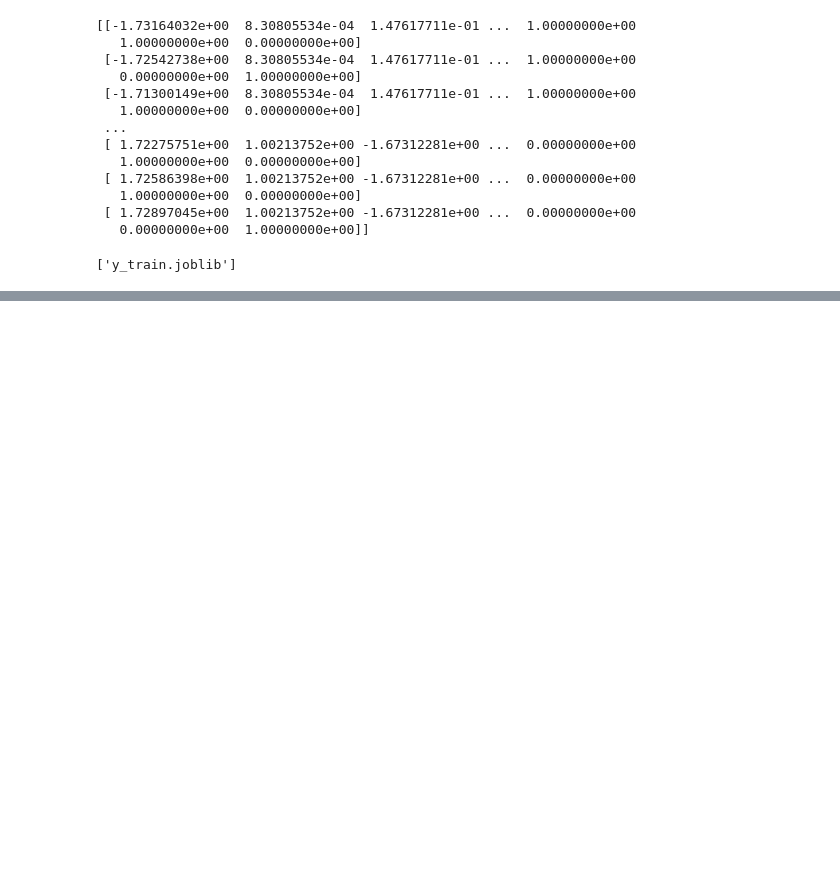
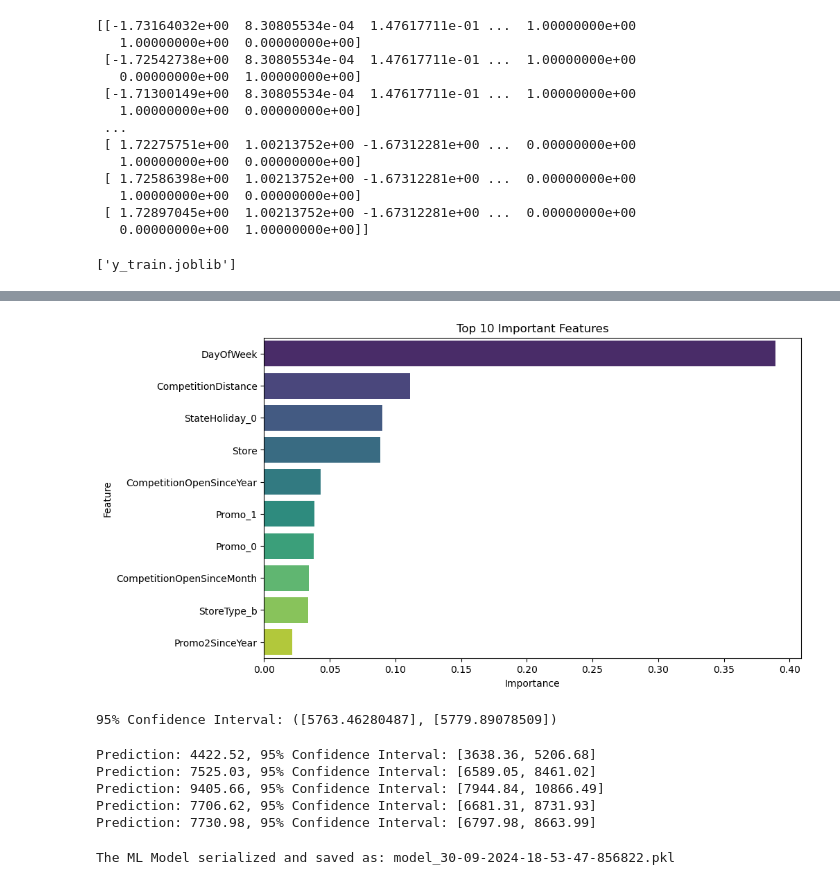
Before and after one commit to nolawit-fant/Rossmann-sales-forecast, a Jupyter notebook: notebooks/model.ipynb, the cells around one changed output, grey strips where cells are left out. Saved outputs shown, nothing was run; the diff lists cells and outputs as text; code cells hidden in the pictures; blank space fills up the shorter version.

Commit message:
modeling and evaluation

```diff
--- a/notebooks/model.ipynb
+++ b/notebooks/model.ipynb
@@ -158,3 +158,15 @@ joblib.dump(X_test_processed, 'X_test_processed.joblib')
 joblib.dump(y_train, 'y_train.joblib')
 # %% [output]
 ['y_train.joblib']
+# %%
+# Assign the preprocessed data
+X_train, X_test, y_train = X_train_processed,X_test_processed,y_train
+
+# Split the training data further for evaluation
+X_train, X_val, y_train, y_val = train_test_split(X_train, y_train, test_size=0.2, random_state=42)
+
+# Build the model
+model = build_model()
+
+# Train the model with training data
+trained_model = train_model(model, X_train, y_train)
@@ -160,0 +197,6 @@ joblib.dump(y_train, 'y_train.joblib')
+# %%
+# Assuming you have trained your model and created your preprocessor pipeline
+feature_importance = get_feature_importance(trained_model, preprocessor)
+
+# Display the top 10 important features
+print(feature_importance.head(10))
@@ -160,0 +215,46 @@ joblib.dump(y_train, 'y_train.joblib')
+# %%
+# Plot the top 10 important features
+plt.figure(figsize=(10, 6))
+top_features = feature_importance.head(10)
+sns.barplot(x="importance", y="feature", data=top_features, hue="feature", palette="viridis", legend=False)
+plt.title("Top 10 Important Features")
+plt.xlabel("Importance")
+plt.ylabel("Feature")
+plt.show()
+# %% [output]
+[figure, added]
+# %%
+# Confidence Interval
+y_pred = trained_model.predict(X_val)
+lower_ci, upper_ci = calculate_confidence_interval(y_pred)
+print(f"95% Confidence Interval: ({lower_ci}, {upper_ci})")
+# %% [output]
+95% Confidence Interval: ([5763.46280487], [5779.89078509])
+# %%
+# Extract predictions from each individual tree in the forest
+all_tree_preds = np.array([tree.predict(X_test) for tree in model.estimators_])
+
+# Calculate the mean prediction and standard deviation
+mean_preds = np.mean(all_tree_preds, axis=0)
+std_preds = np.std(all_tree_preds, axis=0)
+
+# Confidence Interval at 95%
+lower_bound = mean_preds - 1.96 * std_preds  # Lower bound
+upper_bound = mean_preds + 1.96 * std_preds  # Upper bound
+
+# Print out the first few predictions and their intervals
+for i in range(5):
+    print(f"Prediction: {mean_preds[i]:.2f}, 95% Confidence Interval: [{lower_bound[i]:.2f}, {upper_bound[i]:.2f}]")
+# %% [output]
+Prediction: 4422.52, 95% Confidence Interval: [3638.36, 5206.68]
+Prediction: 7525.03, 95% Confidence Interval: [6589.05, 8461.02]
+Prediction: 9405.66, 95% Confidence Interval: [7944.84, 10866.49]
+Prediction: 7706.62, 95% Confidence Interval: [6681.31, 8731.93]
+Prediction: 7730.98, 95% Confidence Interval: [6797.98, 8663.99]
+# %%
+# Serialize the model
+model_path='../data'
+model_filename = serialize_model(trained_model, model_path)
+print(f"The ML Model serialized and saved as: {model_filename}")
+# %% [output]
+The ML Model serialized and saved as: model_30-09-2024-18-53-47-856822.pkl
```
Also changed, not shown: parts of 3 cells of this notebook.
